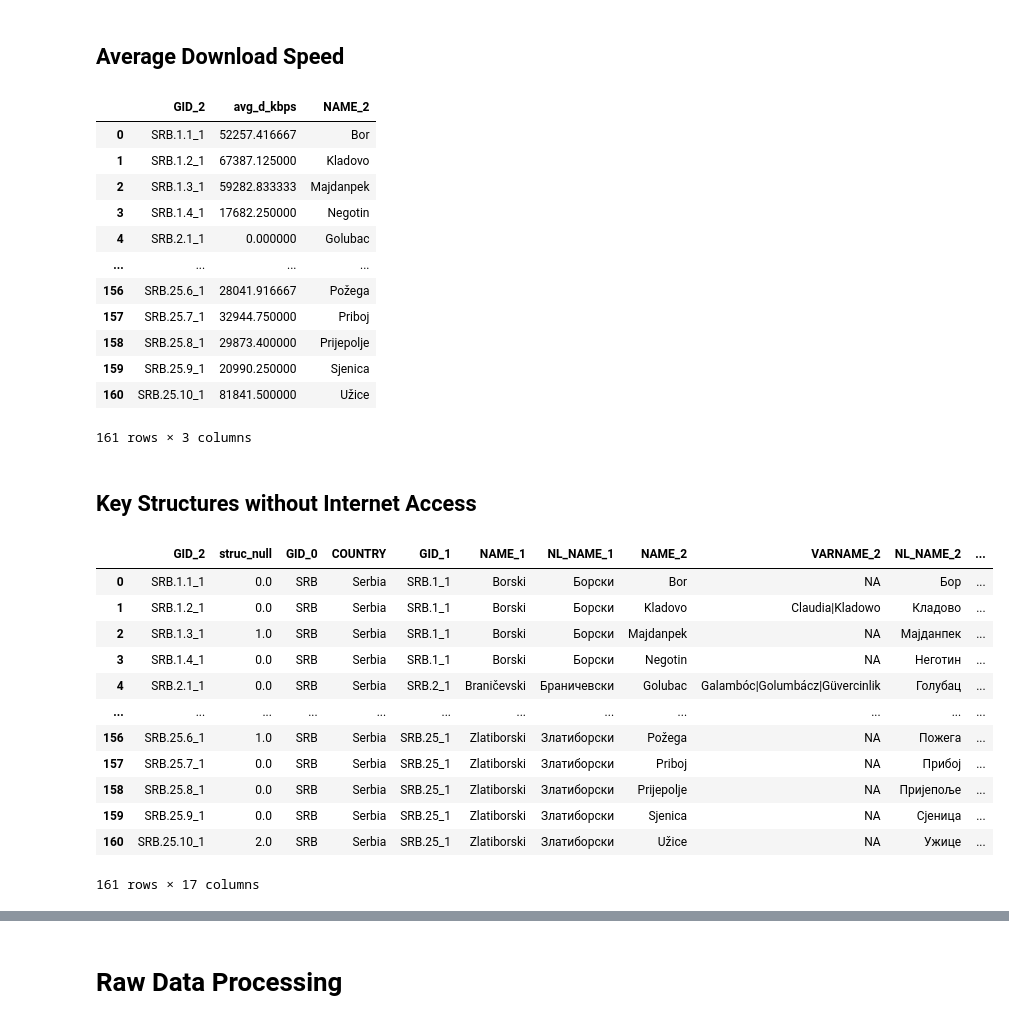
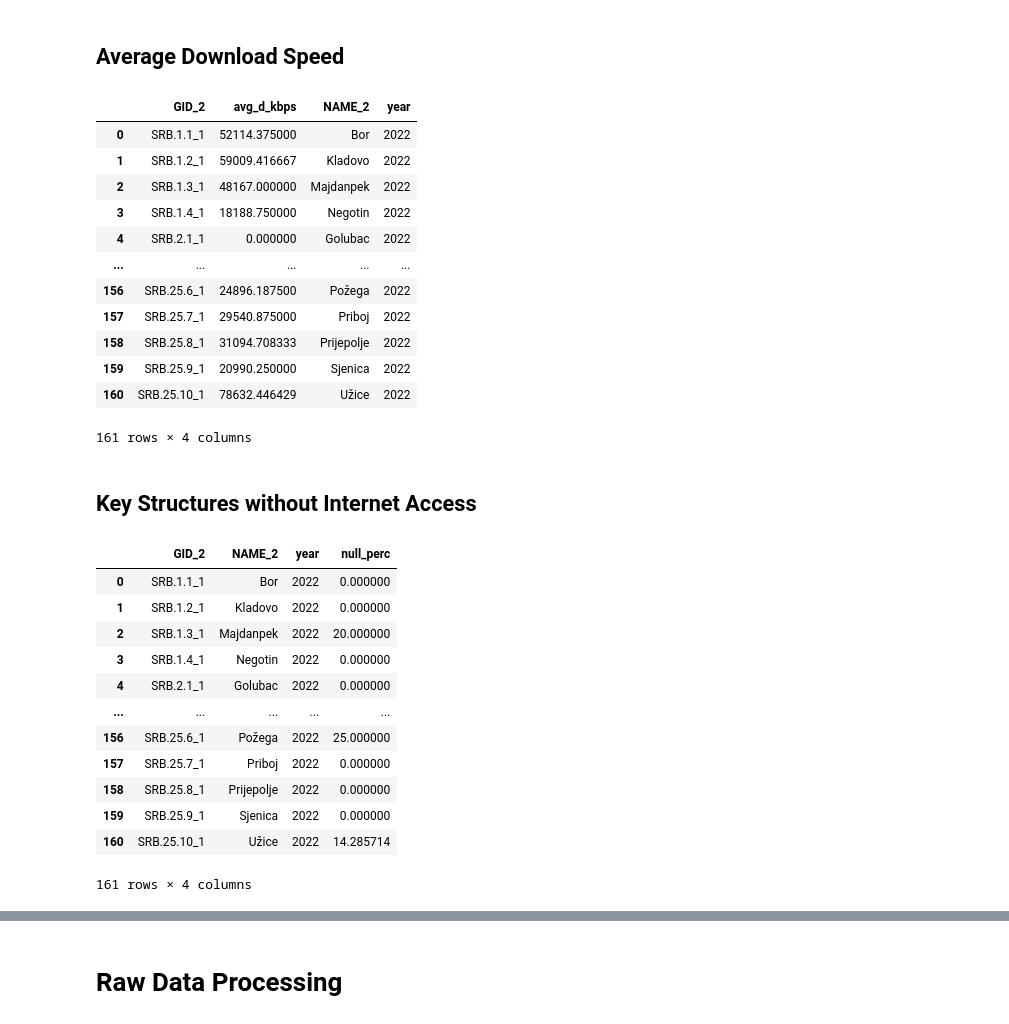
Before and after one commit to sonleh96/wb-gpbp-ldt, a Jupyter notebook: notebooks/cell_tower.ipynb, the cells around one changed output, grey strips where cells are left out. Cells and saved outputs as stored; diff of their text form; code cells hidden in the pictures.

```diff
--- a/notebooks/cell_tower.ipynb
+++ b/notebooks/cell_tower.ipynb
@@ -164,5 +155,5 @@ ookla_mobile.head()
 # %%
-assets_merged = gpd.GeoDataFrame(merge_with_connectivity(out, ookla_fixed))
+assets_merged = gpd.GeoDataFrame(merge_with_connectivity(assets, ookla_fixed))
 geometry = gpd.points_from_xy(assets_merged['lon'],
                               assets_merged['lat'],
                               crs='EPSG:4326')
@@ -231,45 +223,48 @@ assets_gb = assets_joined.groupby(['GID_2']).agg({'avg_d_kbps': 'mean'}).reset_i
 
 assets_gb = assets_gb.merge(poly[['GID_2', 'NAME_2']], on=['GID_2'], how='right')
 assets_gb['avg_d_kbps'] = assets_gb['avg_d_kbps'].fillna(0)
+assets_gb['year'] = 2022
 assets_gb
 # %% [output]
-|  | GID_2 | avg_d_kbps | NAME_2 |
-| 0 | SRB.1.1_1 | 52257.416667 | Bor |
-| 1 | SRB.1.2_1 | 67387.125000 | Kladovo |
-| 2 | SRB.1.3_1 | 59282.833333 | Majdanpek |
-| 3 | SRB.1.4_1 | 17682.250000 | Negotin |
-| 4 | SRB.2.1_1 | 0.000000 | Golubac |
-| ... | ... | ... | ... |
-| 156 | SRB.25.6_1 | 28041.916667 | Požega |
-| 157 | SRB.25.7_1 | 32944.750000 | Priboj |
-| 158 | SRB.25.8_1 | 29873.400000 | Prijepolje |
-| 159 | SRB.25.9_1 | 20990.250000 | Sjenica |
-| 160 | SRB.25.10_1 | 81841.500000 | Užice |
+|  | GID_2 | avg_d_kbps | NAME_2 | year |
+| 0 | SRB.1.1_1 | 52114.375000 | Bor | 2022 |
+| 1 | SRB.1.2_1 | 59009.416667 | Kladovo | 2022 |
+| 2 | SRB.1.3_1 | 48167.000000 | Majdanpek | 2022 |
+| 3 | SRB.1.4_1 | 18188.750000 | Negotin | 2022 |
+| 4 | SRB.2.1_1 | 0.000000 | Golubac | 2022 |
+| ... | ... | ... | ... | ... |
+| 156 | SRB.25.6_1 | 24896.187500 | Požega | 2022 |
+| 157 | SRB.25.7_1 | 29540.875000 | Priboj | 2022 |
+| 158 | SRB.25.8_1 | 31094.708333 | Prijepolje | 2022 |
+| 159 | SRB.25.9_1 | 20990.250000 | Sjenica | 2022 |
+| 160 | SRB.25.10_1 | 78632.446429 | Užice | 2022 |
-161 rows × 3 columns
+161 rows × 4 columns
 # %% [markdown]
 ## Key Structures without Internet Access
 # %%
 null = assets_joined[assets_joined['avg_d_kbps'].isnull()].groupby(['GID_2']).agg(struc_null=('name', 'count')).reset_index()
 compare = null.merge(poly, on=['GID_2'], how='right')
 compare['struc_null'] = compare['struc_null'].fillna(0)
 
 nnull = assets_joined[assets_joined['avg_d_kbps'].notnull()].groupby(['GID_2']).agg(struc_tot=('name', 'count')).reset_index()
 compare = compare.merge(nnull, on=['GID_2'], how='left')
 compare['struc_tot'] = compare['struc_tot'].fillna(0)
 compare['null_perc'] = 100* compare['struc_null'] / compare['struc_tot']
 compare['null_perc'] = compare['null_perc'].fillna(0)
+compare['year'] = 2022
+compare = compare[['GID_2', 'NAME_2', 'year', 'null_perc']]
 compare
 # %% [output]
-|  | GID_2 | struc_null | GID_0 | COUNTRY | GID_1 | NAME_1 | NL_NAME_1 | NAME_2 | VARNAME_2 | NL_NAME_2 | ... |
-| 0 | SRB.1.1_1 | 0.0 | SRB | Serbia | SRB.1_1 | Borski | Борски | Bor | NA | Бор | ... |
-| 1 | SRB.1.2_1 | 0.0 | SRB | Serbia | SRB.1_1 | Borski | Борски | Kladovo | Claudia|Kladowo | Кладово | ... |
-| 2 | SRB.1.3_1 | 1.0 | SRB | Serbia | SRB.1_1 | Borski | Борски | Majdanpek | NA | Мајданпек | ... |
-| 3 | SRB.1.4_1 | 0.0 | SRB | Serbia | SRB.1_1 | Borski | Борски | Negotin | NA | Неготин | ... |
-| 4 | SRB.2.1_1 | 0.0 | SRB | Serbia | SRB.2_1 | Braničevski | Браничевски | Golubac | Galambóc|Golumbácz|Güvercinlik | Голубац | ... |
-| ... | ... | ... | ... | ... | ... | ... | ... | ... | ... | ... | ... |
-| 156 | SRB.25.6_1 | 1.0 | SRB | Serbia | SRB.25_1 | Zlatiborski | Златиборски | Požega | NA | Пожега | ... |
-| 157 | SRB.25.7_1 | 0.0 | SRB | Serbia | SRB.25_1 | Zlatiborski | Златиборски | Priboj | NA | Прибој | ... |
-| 158 | SRB.25.8_1 | 0.0 | SRB | Serbia | SRB.25_1 | Zlatiborski | Златиборски | Prijepolje | NA | Пријепоље | ... |
-| 159 | SRB.25.9_1 | 0.0 | SRB | Serbia | SRB.25_1 | Zlatiborski | Златиборски | Sjenica | NA | Сјеница | ... |
-| 160 | SRB.25.10_1 | 2.0 | SRB | Serbia | SRB.25_1 | Zlatiborski | Златиборски | Užice | NA | Ужице | ... |
+|  | GID_2 | NAME_2 | year | null_perc |
+| 0 | SRB.1.1_1 | Bor | 2022 | 0.000000 |
+| 1 | SRB.1.2_1 | Kladovo | 2022 | 0.000000 |
+| 2 | SRB.1.3_1 | Majdanpek | 2022 | 20.000000 |
+| 3 | SRB.1.4_1 | Negotin | 2022 | 0.000000 |
+| 4 | SRB.2.1_1 | Golubac | 2022 | 0.000000 |
+| ... | ... | ... | ... | ... |
+| 156 | SRB.25.6_1 | Požega | 2022 | 25.000000 |
+| 157 | SRB.25.7_1 | Priboj | 2022 | 0.000000 |
+| 158 | SRB.25.8_1 | Prijepolje | 2022 | 0.000000 |
+| 159 | SRB.25.9_1 | Sjenica | 2022 | 0.000000 |
+| 160 | SRB.25.10_1 | Užice | 2022 | 14.285714 |
-161 rows × 17 columns
+161 rows × 4 columns
```
Also changed, not shown: parts of 13 cells of this notebook, 1 other file.
